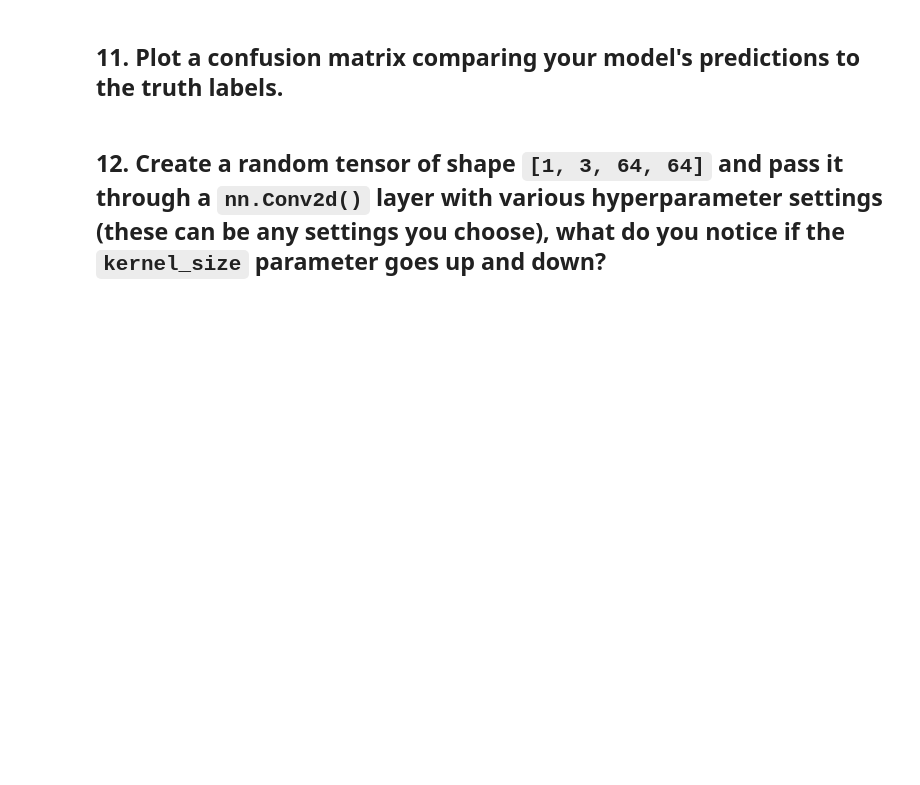
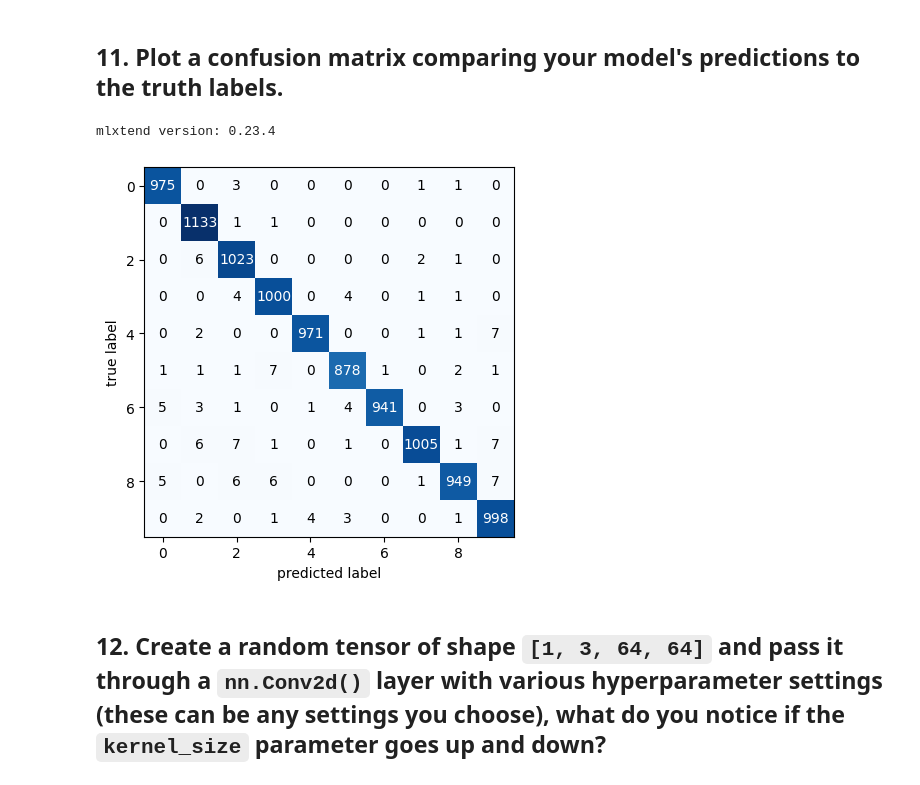
Before and after one commit to tonysoux/pytorch-deep-learning, a Jupyter notebook: extras/exercises/03_pytorch_computer_vision_exercises.ipynb, the cells around one changed output. Cells and saved outputs as stored; diff of their text form; code cells hidden in the pictures; blank space fills up the shorter version.

```diff
--- a/extras/exercises/03_pytorch_computer_vision_exercises.ipynb
+++ b/extras/exercises/03_pytorch_computer_vision_exercises.ipynb
@@ -180,4 +283,28 @@ class FashionMNISTModelV2(nn.Module):
 # %% [markdown]
 ## 11. Plot a confusion matrix comparing your model's predictions to the truth labels.
+# %%
+try:
+    import torchmetrics, mlxtend
+    print(f"mlxtend version: {mlxtend.__version__}")
+    assert int(mlxtend.__version__.split(".")[1]) >= 19, "mlxtend verison should be 0.19.0 or higher"
+except:
+    !pip install -q torchmetrics -U mlxtend # <- Note: If you're using Google Colab, this may require restarting the runtime
+    import torchmetrics, mlxtend
+    print(f"mlxtend version: {mlxtend.__version__}")
+# %% [output]
+mlxtend version: 0.23.4
+# %%
+from torchmetrics import ConfusionMatrix
+from mlxtend.plotting import plot_confusion_matrix
+
+confmat=ConfusionMatrix(num_classes=len(test_data.classes), task='multiclass')
+
+confusion_matrix=confmat(torch.stack(pred_labels), test_data.targets)
+#print(confusion_matrix)
+
+fig, ax=plot_confusion_matrix(confusion_matrix.numpy())
+plt.show()
+# %% [output]
+[figure, added]
 # %% [markdown]
 ## 12. Create a random tensor of shape `[1, 3, 64, 64]` and pass it through a `nn.Conv2d()` layer with various hyperparameter settings (these can be any settings you choose), what do you notice if the `kernel_size` parameter goes up and down?
```
Also changed, not shown: parts of 12 cells of this notebook.
